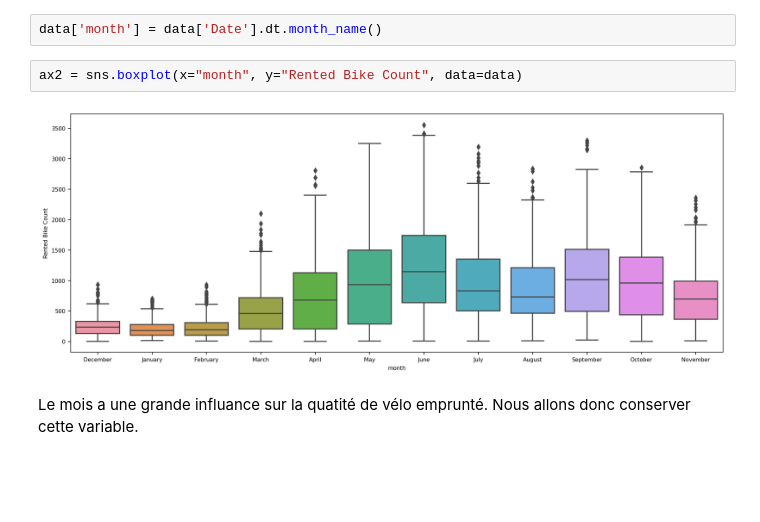
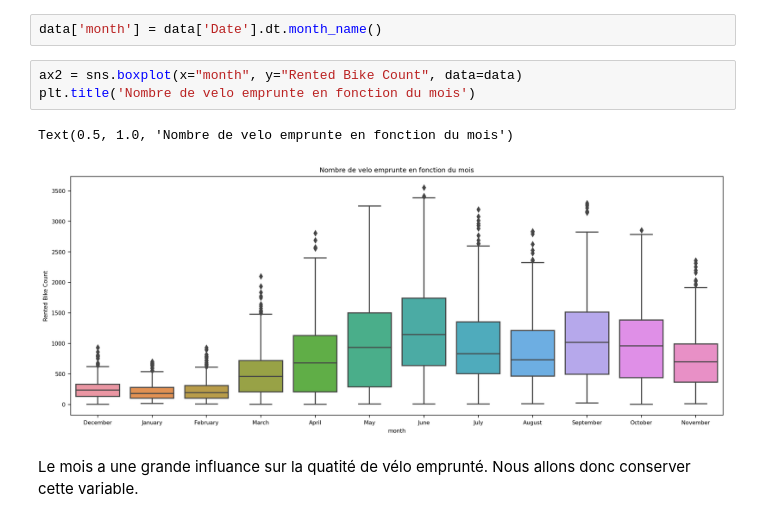
Before and after one commit to Raiyol/python-project, a Jupyter notebook: datavis.ipynb, the cells around one changed output. Cells and saved outputs as stored; diff of their text form; blank space fills up the shorter version.

```diff
--- a/datavis.ipynb
+++ b/datavis.ipynb
@@ -192,8 +181,10 @@ De meme, on ne peut rien dire sur les different jour en semaine.
 data['month'] = data['Date'].dt.month_name()
 # %%
 ax2 = sns.boxplot(x="month", y="Rented Bike Count", data=data)
+plt.title('Nombre de velo emprunte en fonction du mois')
 # %% [output]
+Text(0.5, 1.0, 'Nombre de velo emprunte en fonction du mois')
-[figure, old version]
+[figure, new version]
 # %% [markdown]
 Le mois a une grande influance sur la quatité de vélo emprunté. Nous allons donc conserver cette variable.
 # %%
```
Also changed, not shown: parts of 7 cells of this notebook.
